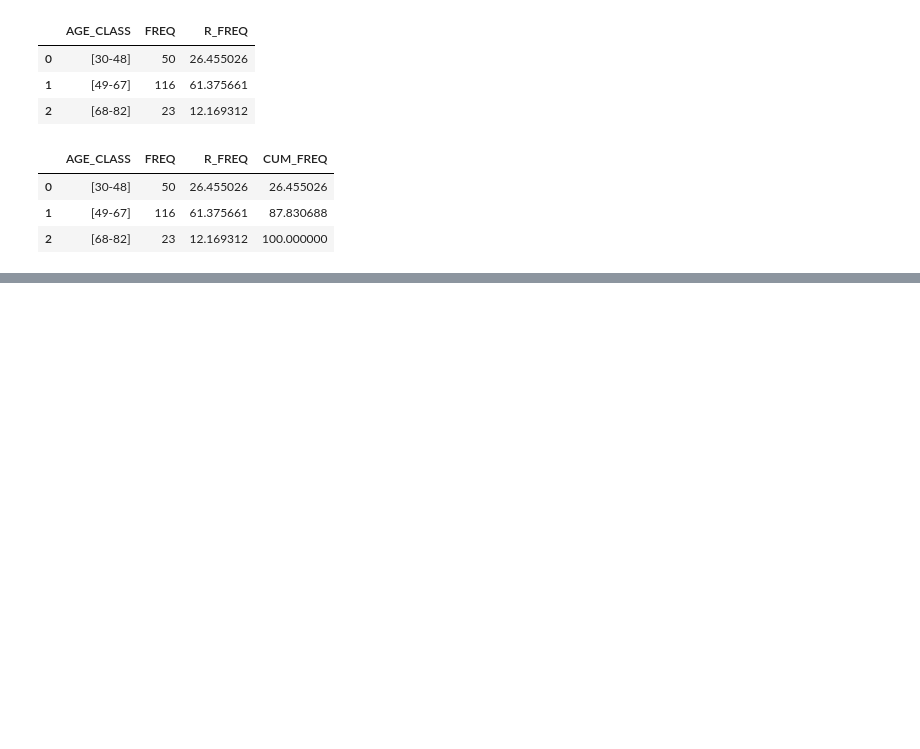
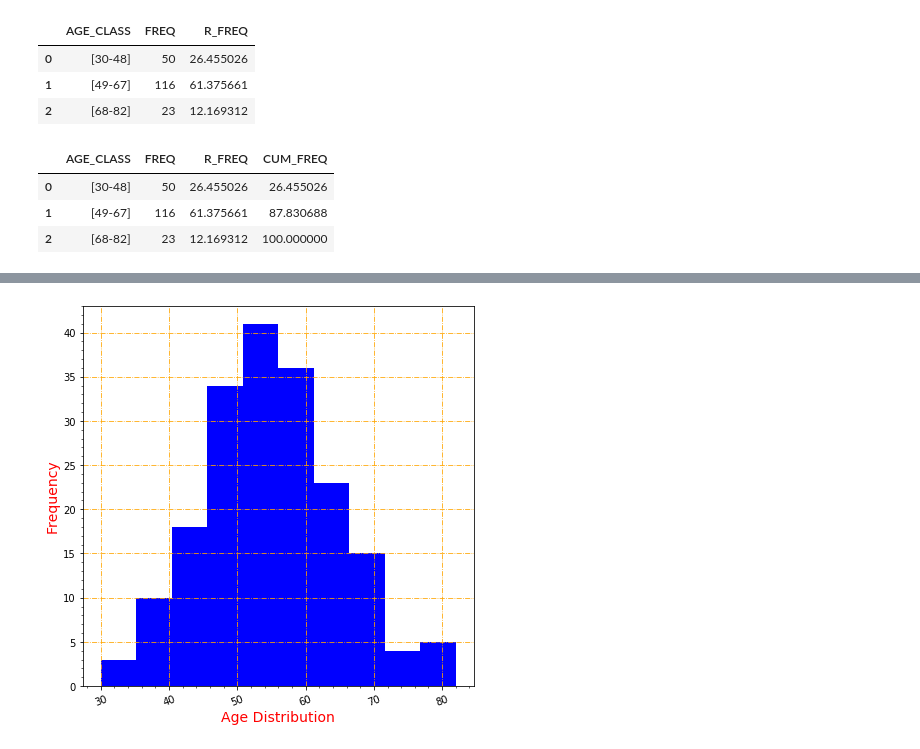
Before and after one commit to raj-shr-git/Statistics_live_classes, a Jupyter notebook: BioStats.ipynb, the cells around one changed output, grey strips where cells are left out. Saved outputs shown, nothing was run; the diff lists cells and outputs as text; code cells hidden in the pictures; blank space fills up the shorter version.

```diff
--- a/BioStats.ipynb
+++ b/BioStats.ipynb
@@ -439,0 +498,10 @@ freq_dist
+# %%
+patient_id_age['AGE'].plot(kind='hist',figsize=(7,7),color='blue')
+plt.minorticks_on()
+plt.xlabel("Age Distribution",fontdict=font_style)
+plt.ylabel("Frequency",fontdict=font_style)
+plt.grid(which='major',color='orange',linestyle='-.')
+plt.xticks(rotation=20)
+plt.show()
+# %% [output]
+[figure, added]
```
Also changed, not shown: parts of 63 cells of this notebook, 2 other files.
